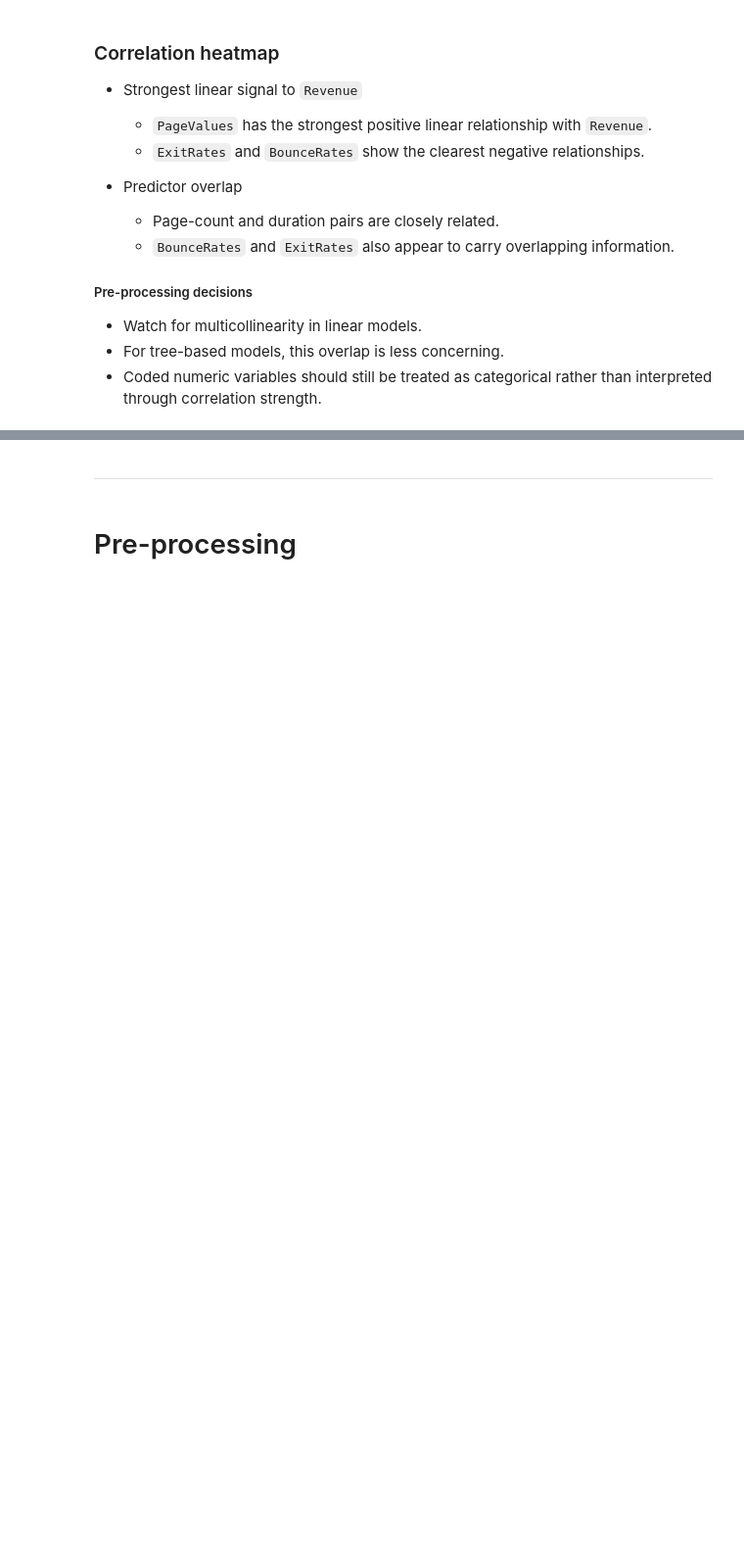
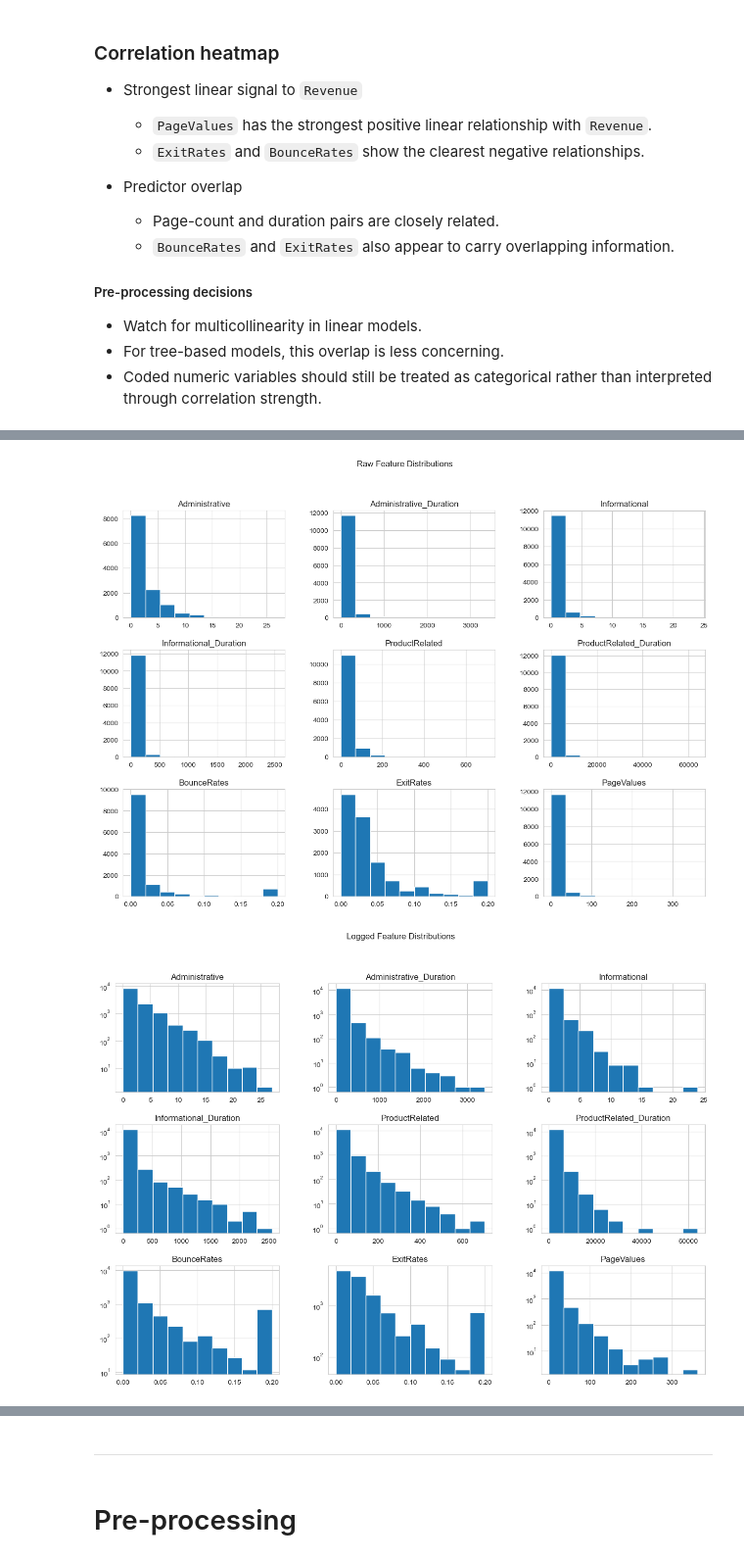
Before and after one commit to Lqvy/Project-Decisions, a Jupyter notebook: Online_Purchase_/online_shoppers_intention.ipynb, the cells around one changed output, grey strips where cells are left out. Shown at 98% size. Drawn from its saved outputs; the diff is of its cells as text; code cells hidden in the pictures; blank space fills up the shorter version.

```diff
--- a/Online_Purchase_/online_shoppers_intention.ipynb
+++ b/Online_Purchase_/online_shoppers_intention.ipynb
@@ -154,8 +140,0 @@ SpecialDay                  0.068     0.023
-# %%
-fig_cols = ['PageValues', 'ProductRelated_Duration', 'BounceRates', 'ExitRates']
-
-for col in fig_cols:
-    plt.figure(figsize=(7,4))
-    sns.boxplot(data=raw_df, x='Revenue', y=col)
-    plt.title(f"{col} by Revenue")
-    plt.show()
@@ -221,8 +140,0 @@ dtype: float64
-# %%
-dist_cols = ['Administrative_Duration', 'Informational_Duration', 'ProductRelated_Duration', 'PageValues']
-
-for col in dist_cols:
-    plt.figure(figsize=(7,4))
-    sns.histplot(raw_df[col], bins=50, kde=True)
-    plt.title(f"Distribution of {col}")
-    plt.show()
@@ -234,6 +140,0 @@ for col in dist_cols:
-# %%
-for col in dist_cols:
-    plt.figure(figsize=(7,4))
-    sns.histplot(np.log1p(raw_df[col]), bins=50, kde=True)
-    plt.title(f"log1p({col})")
-    plt.show()
@@ -311,0 +250,8 @@ Name: Revenue, dtype: float64
+# %%
+# We don't want to look at numeric categorical features in EDA, they'll be preprocessed later
+num_cat_cols = ['SpecialDay', 'OperatingSystems', 'Browser', 'Region', 'TrafficType'] # numeric categorical features
+
+num_cols = [
+    col for col in raw_df.select_dtypes(include=np.number).columns
+    if col not in num_cat_cols
+]
@@ -311,0 +276,13 @@ Name: Revenue, dtype: float64
+# %%
+# Feature Distributions
+raw_df[num_cols].hist(figsize=(15,10))
+plt.suptitle("Raw Feature Distributions")
+plt.show()
+
+# logged distribution check
+raw_df[num_cols].hist(figsize=(15,10), log=True)
+plt.suptitle("Logged Feature Distributions")
+plt.show()
+# %% [output]
+[figure, added]
+[figure, added]
```
Also changed, not shown: parts of 131 cells of this notebook.
